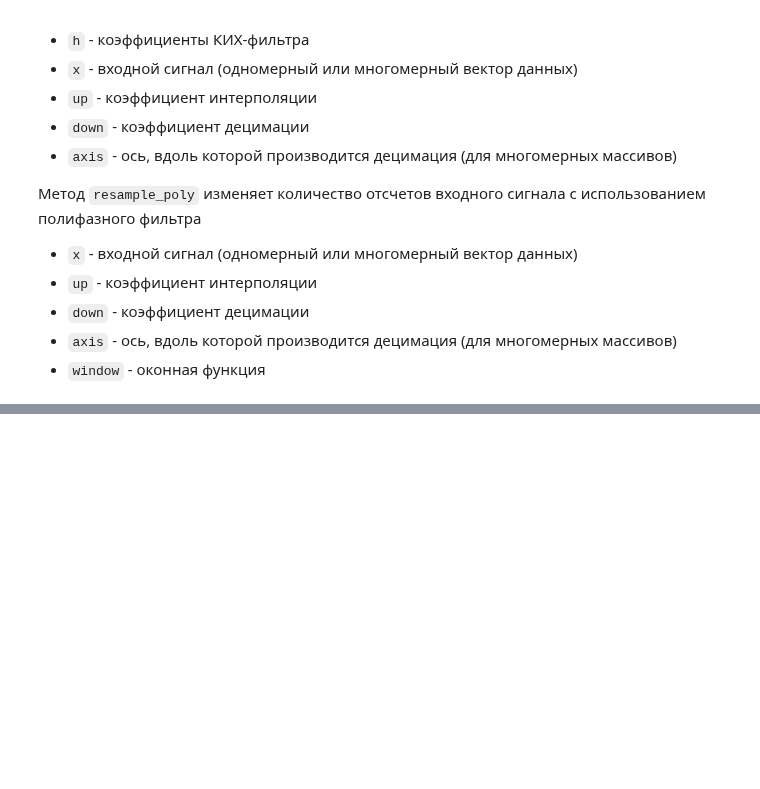
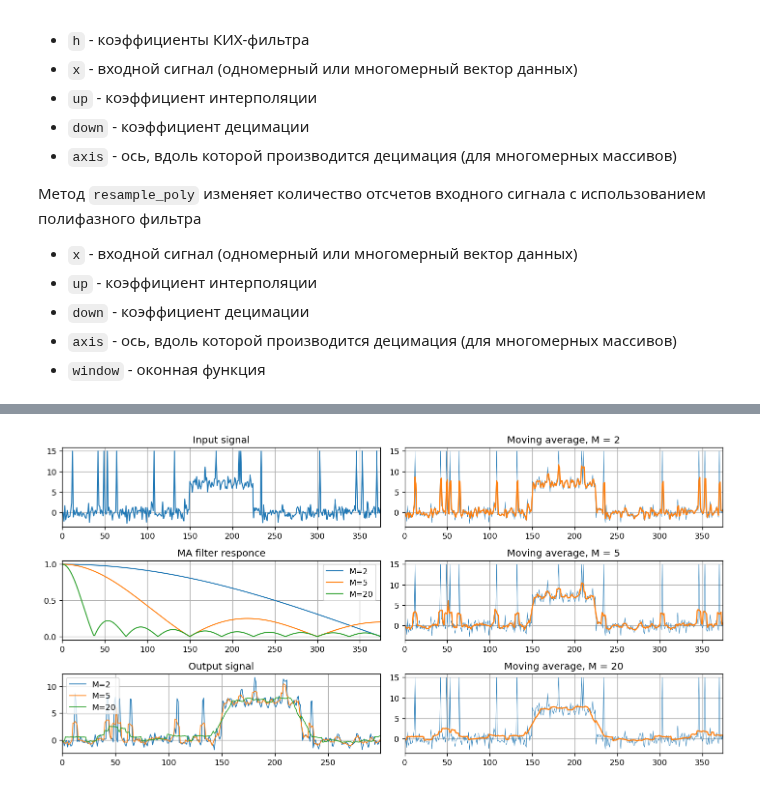
Before and after one commit to hukenovs/dsp-theory, a Jupyter notebook: src/dsp_theory_8_resampling.ipynb, the cells around one changed output, grey strips where cells are left out. Saved outputs shown, nothing was run; the diff lists cells and outputs as text; code cells hidden in the pictures; blank space fills up the shorter version.

Commit message:
Add moving average, fix errors

```diff
--- a/src/dsp_theory_8_resampling.ipynb
+++ b/src/dsp_theory_8_resampling.ipynb
@@ -462,0 +543,84 @@ plt.grid(True)
+# %%
+N = 300             # Number of samples
+M = (2, 5, 20)      # Moving average step
+
+LM = len(M)         # Size of M
+
+# Input signal w/ noise:
+sig = np.concatenate(
+    (
+        np.zeros(int(N/2)),
+        np.ones(int(N/4)) * 7,
+        np.zeros(int(N/2)))
+)
+
+lns = sig.size  # Size of signal
+
+# Add some noise and peaks
+np.random.seed(2)
+sig += np.random.randn(lns)             # Add Gaussian noise
+rnd = np.random.randint(0, lns, 15)     # Add random numbers for index
+sig[rnd] = 15                           # Add peaks
+
+# Calculate Moving Average filter:
+
+filt = MafFilter(sig)
+res = np.zeros((lns, LM))
+for i in range(LM):
+    res[:, i] = filt.maf_conv(m=M[i])
+
+# Calculate Frequency responce:
+hfq = np.zeros((lns, LM))
+for j in range(LM):
+    for i in range(lns):
+        if i == 0:
+            hfq[i, j] = 1
+        else:
+            hfq[i, j] = np.abs(np.sin(np.pi * M[j] * i / 2 / lns) / M[j] /
+                               np.sin(np.pi * i / 2 / lns))
+
+# Calculate spectrum of input signal:
+fft_sig = np.abs(fft(sig))
+fft_sig /= np.max(fft_sig)
+
+# Calculate spectrum of output signal:
+fft_out = np.zeros((lns, LM))
+for i in range(LM):
+    fft_out[:, i] = np.abs(fft(res[:, i]))
+    fft_out[:, i] /= np.max(fft_out[:, i])
+
+# Plot results:
+plt.figure(figsize=(12, 6), dpi=120)
+plt.subplot(3, 2, 1)
+plt.plot(sig, linewidth=1.25)
+plt.title('Input signal')
+plt.grid()
+plt.xlim([0, lns-1])
+
+plt.subplot(3, 2, 3)
+for i in range(LM):
+    plt.plot(hfq[:, i], linewidth=1.25, label="M=%d" % M[i])
+plt.title('MA filter responce')
+plt.grid()
+plt.legend(loc=1)
+plt.xlim([0, lns-1])
+
+plt.subplot(3, 2, 5)
+for i in range(LM):
+    plt.plot(res[:, i], linewidth=1.0, label="M=%d" % M[i])
+plt.title('Output signal')
+plt.grid()
+plt.legend(loc=2)
+plt.xlim([0, N-1])
+
+for i in range(LM):
+    plt.subplot(3, 2, 2*i+2)
+    plt.plot(sig, '-', linewidth=0.5)
+    plt.plot(res[:, i], linewidth=1.5)
+    plt.title('Moving average, M = %d' % M[i])
+    plt.grid()
+    plt.xlim([0, lns-1])
+
+plt.tight_layout()
+# %% [output]
+[figure, added]
```
Also changed, not shown: parts of 9 cells of this notebook, 1 other file.
